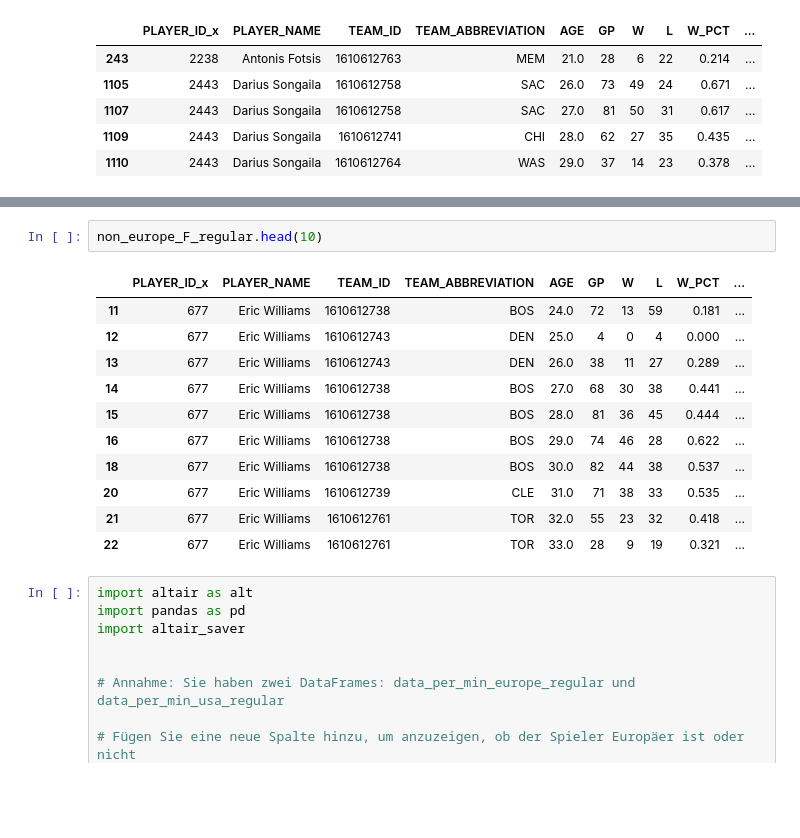
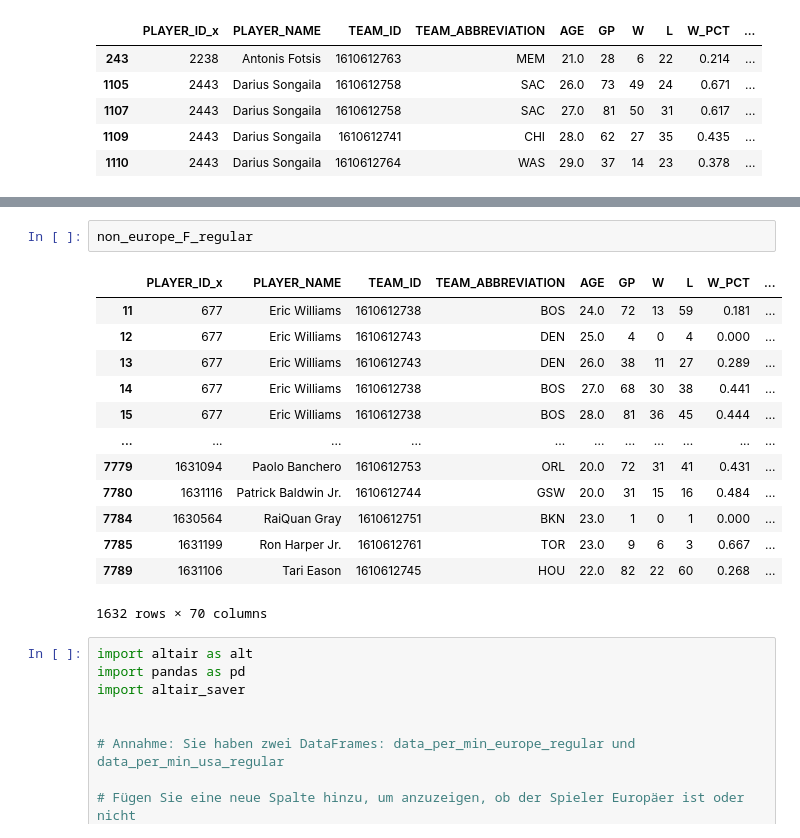
Before and after one commit to NEAT-Scouting-Data-Analytics/NEAT-Scouting-Data-Analytics, a Jupyter notebook: EDA_permin_F_regular.ipynb, the cells around one changed output, grey strips where cells are left out. Saved outputs shown, nothing was run; the diff lists cells and outputs as text; blank space fills up the shorter version.

```diff
--- a/EDA_permin_F_regular.ipynb
+++ b/EDA_permin_F_regular.ipynb
@@ -180,19 +209,21 @@ min         7.750000
 max        11.750000
 Name: HAND_WIDTH_FILLED, dtype: float64
 # %%
-non_europe_F_regular.head(10)
+non_europe_F_regular
 # %% [output]
 |  | PLAYER_ID_x | PLAYER_NAME | TEAM_ID | TEAM_ABBREVIATION | AGE | GP | W | L | W_PCT | ... |
 | 11 | 677 | Eric Williams | 1610612738 | BOS | 24.0 | 72 | 13 | 59 | 0.181 | ... |
 | 12 | 677 | Eric Williams | 1610612743 | DEN | 25.0 | 4 | 0 | 4 | 0.000 | ... |
 | 13 | 677 | Eric Williams | 1610612743 | DEN | 26.0 | 38 | 11 | 27 | 0.289 | ... |
 | 14 | 677 | Eric Williams | 1610612738 | BOS | 27.0 | 68 | 30 | 38 | 0.441 | ... |
 | 15 | 677 | Eric Williams | 1610612738 | BOS | 28.0 | 81 | 36 | 45 | 0.444 | ... |
-| 16 | 677 | Eric Williams | 1610612738 | BOS | 29.0 | 74 | 46 | 28 | 0.622 | ... |
-| 18 | 677 | Eric Williams | 1610612738 | BOS | 30.0 | 82 | 44 | 38 | 0.537 | ... |
-| 20 | 677 | Eric Williams | 1610612739 | CLE | 31.0 | 71 | 38 | 33 | 0.535 | ... |
-| 21 | 677 | Eric Williams | 1610612761 | TOR | 32.0 | 55 | 23 | 32 | 0.418 | ... |
-| 22 | 677 | Eric Williams | 1610612761 | TOR | 33.0 | 28 | 9 | 19 | 0.321 | ... |
+| ... | ... | ... | ... | ... | ... | ... | ... | ... | ... | ... |
+| 7779 | 1631094 | Paolo Banchero | 1610612753 | ORL | 20.0 | 72 | 31 | 41 | 0.431 | ... |
+| 7780 | 1631116 | Patrick Baldwin Jr. | 1610612744 | GSW | 20.0 | 31 | 15 | 16 | 0.484 | ... |
+| 7784 | 1630564 | RaiQuan Gray | 1610612751 | BKN | 23.0 | 1 | 0 | 1 | 0.000 | ... |
+| 7785 | 1631199 | Ron Harper Jr. | 1610612761 | TOR | 23.0 | 9 | 6 | 3 | 0.667 | ... |
+| 7789 | 1631106 | Tari Eason | 1610612745 | HOU | 22.0 | 82 | 22 | 60 | 0.268 | ... |
+1632 rows × 70 columns
 # %%
 import altair as alt
 import pandas as pd
```
Also changed, not shown: parts of 8 cells of this notebook, 3 other files.
